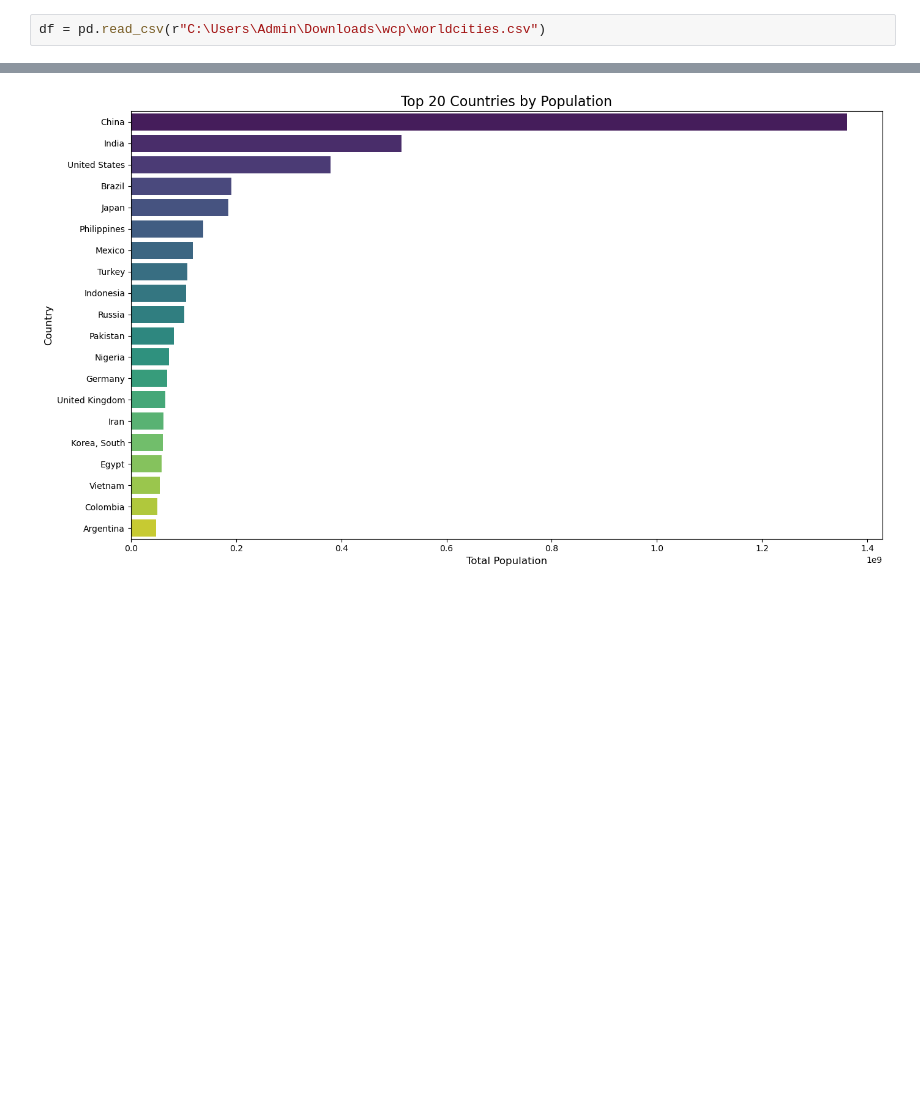
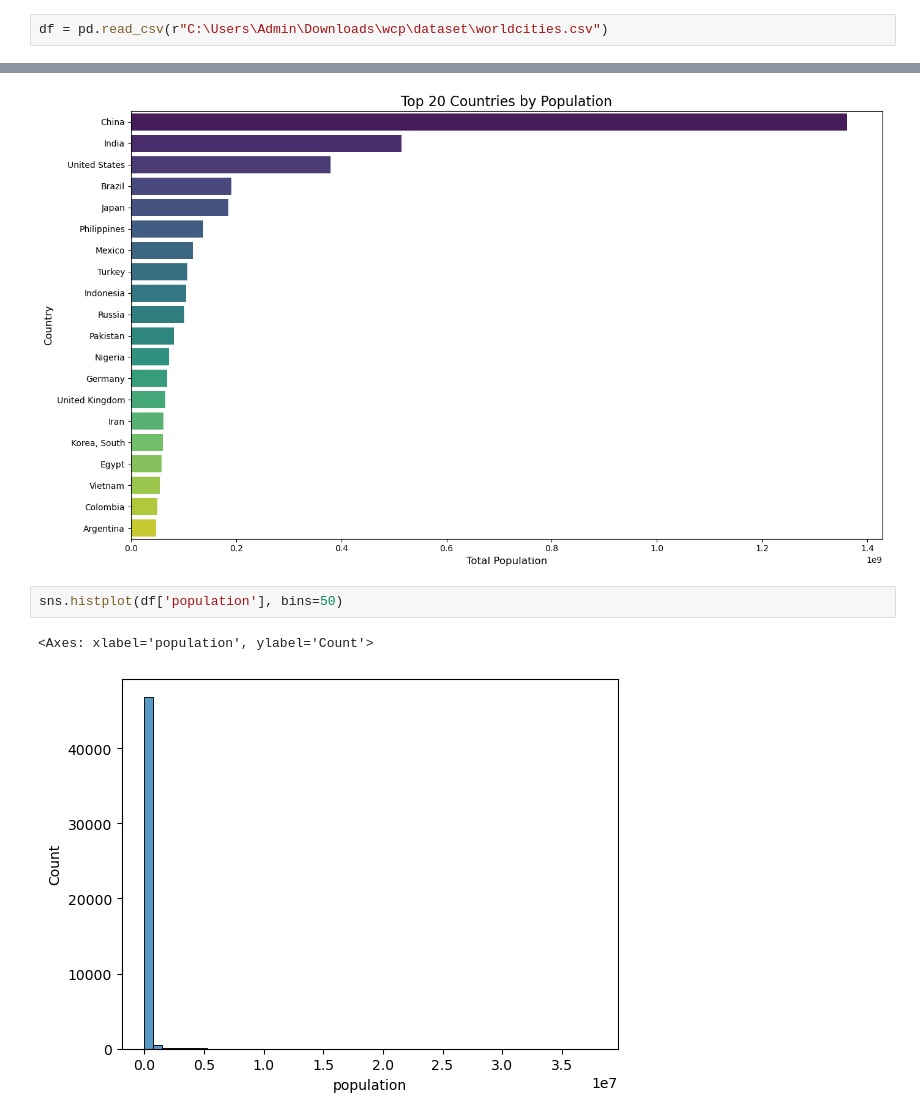
Before and after one commit to akhi-raj/world-cities-population-analysis, a Jupyter notebook: world-cities.ipynb, the cells around one changed output, grey strips where cells are left out. Drawn from its saved outputs; the diff is of its cells as text; blank space fills up the shorter version.

```diff
--- a/world-cities.ipynb
+++ b/world-cities.ipynb
@@ -1,4 +1,4 @@
 # %%
 import pandas as pd
 # %%
-df = pd.read_csv(r"C:\Users\Admin\Downloads\wcp\worldcities.csv")
+df = pd.read_csv(r"C:\Users\Admin\Downloads\wcp\dataset\worldcities.csv")
@@ -144,3 +119,8 @@ Passing `palette` without assigning `hue` is deprecated and will be removed in v
 
   sns.barplot(data=country_population.sort_values('population', ascending=False).head(20), x='population', y='country', palette='viridis')
 [figure]
+# %%
+sns.histplot(df['population'], bins=50)
+# %% [output]
+<Axes: xlabel='population', ylabel='Count'>
+[figure, added]
```
Also changed, not shown: parts of 12 cells of this notebook.
